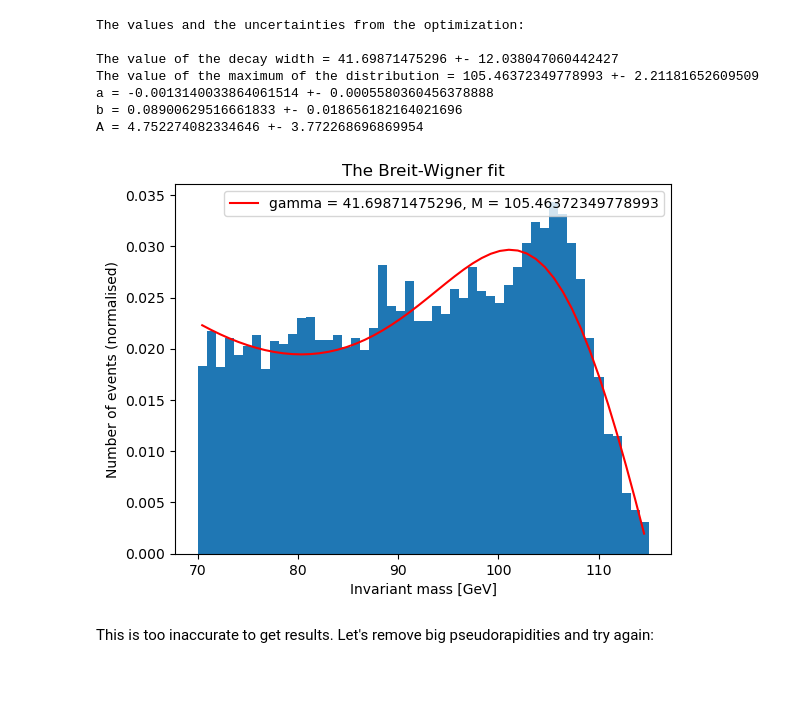
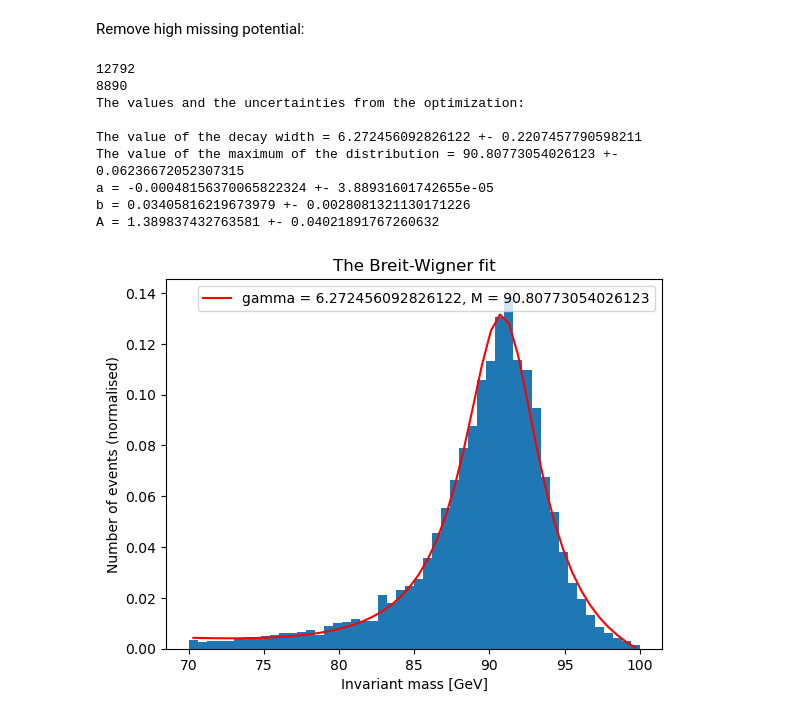
Before and after one commit to kraikisto/CERN_LEP_Z_boson, a Jupyter notebook: fulldata_no_lum.ipynb, the cells around one changed output. Drawn from its saved outputs; the diff is of its cells as text; code cells hidden in the pictures; blank space fills up the shorter version.

```diff
--- a/fulldata_no_lum.ipynb
+++ b/fulldata_no_lum.ipynb
@@ -29,0 +33,10 @@ plt.show()
+# %%
+dataset = dataset[dataset.PZ1 != '**********']
+dataset = dataset.astype({'PZ1': 'float64'})
+
+#removing negative values:
+dataset = dataset.drop(dataset[(dataset.E1 + dataset.E2)**2 - (dataset.PX1 + dataset.PX2)**2 - (dataset.PZ1 + dataset.PZ2)**2 - (dataset.PY1 + dataset.PY2)**2 < 0].index)
+
+#calculating invariant mass:
+dataset["M"] = np.sqrt((dataset.E1 + dataset.E2)**2 - (dataset.PX1 + dataset.PX2)**2 - (dataset.PZ1 + dataset.PZ2)**2 - (dataset.PY1 + dataset.PY2)**2)
+dataset.head()
@@ -29,0 +74,13 @@ plt.show()
+# %%
+#limit to where Z-boson should be:
+lowerlimit = 70
+upperlimit = 100
+
+
+#Change the dataset for that area
+limitedmasses = dataset[(dataset.M > lowerlimit) & (dataset.M < upperlimit)]
+histogram = plt.hist(limitedmasses.M, bins=50, range=(lowerlimit,upperlimit), density = True)
+plt.close() #stop from showing the plot
+
+#Initial guesses:
+initials = [5, 90, 4, 2, 4]
@@ -30,51 +131,54 @@ plt.show()
+# %% [markdown]
+Remove high missing potential:
 # %%
 #limit to where Z-boson should be:
 lowerlimit = 70
-upperlimit = 115
-bins = 50
+upperlimit = 100
 
-#Histogram of that area
-limitedmasses = dataset[(dataset.M > lowerlimit) & (dataset.M < upperlimit)]
-histogram = plt.hist(limitedmasses.M, bins=bins, range=(lowerlimit,upperlimit), density = True)
+missing_pot_limit = 5
+print(len(limitedmasses))
+limited_missing_pot = limitedmasses[limitedmasses.MISSPT < missing_pot_limit]
+print(len(limited_missing_pot))
+histogram = plt.hist(limited_missing_pot.M, bins=50, range=(lowerlimit,upperlimit), density = True)
 
 
 def breitwigner(E, gamma, M, a, b, A):
     return a*E+b+A*( (2*np.sqrt(2)*M*gamma*np.sqrt(M**2*(M**2+gamma**2)))/(np.pi*np.sqrt(M**2+np.sqrt(M**2*(M**2+gamma**2)))) )/((E**2-M**2)**2+M**2*gamma**2)
 
 #Initial guesses:
-initials = [40, 100, 4, 2, 4]
+initials = [5, 90, 4, 2, 4]
 
 #use the histogram to make a function:
 y = histogram[0]
 x = 0.5*(histogram[1][0:-1] + histogram[1][1:])
 best, covariance = curve_fit(breitwigner, x, y, p0=initials, sigma=np.sqrt(y))
 error = np.sqrt(np.diag(covariance))
 
 #Values from optimization:
 print("The values and the uncertainties from the optimization:")
 print("")
 print("The value of the decay width = {} +- {}".format(best[0], error[0]))
 print("The value of the maximum of the distribution = {} +- {}".format(best[1], error[1]))
 print("a = {} +- {}".format(best[2], error[2]))
 print("b = {} +- {}".format(best[3], error[3]))
 print("A = {} +- {}".format(best[4], error[4]))
 
 
 #plot graph:
 plt.plot(x, breitwigner(x, *best), 'r-', label='gamma = {}, M = {}'.format(best[0], best[1]))
 plt.xlabel('Invariant mass [GeV]')
 plt.ylabel('Number of events (normalised)')
 plt.title('The Breit-Wigner fit')
 plt.legend()
 plt.show()
 # %% [output]
+12792
+8890
 The values and the uncertainties from the optimization:
 
-The value of the decay width = 41.69871475296 +- 12.038047060442427
-The value of the maximum of the distribution = 105.46372349778993 +- 2.21181652609509
-a = -0.0013140033864061514 +- 0.0005580360456378888
-b = 0.08900629516661833 +- 0.018656182164021696
-A = 4.752274082334646 +- 3.772268696869954
+The value of the decay width = 6.272456092826122 +- 0.2207457790598211
+The value of the maximum of the distribution = 90.80773054026123 +- 0.06236672052307315
+a = -0.00048156370065822324 +- 3.88931601742655e-05
+b = 0.03405816219673979 +- 0.0028081321130171226
+A = 1.389837432763581 +- 0.04021891767260632
-[figure, old version]
+[figure, new version]
-# %% [markdown]
-This is too inaccurate to get results. Let's remove big pseudorapidities and try again:
```
Also changed, not shown: parts of 13 cells of this notebook, 2 other files.
